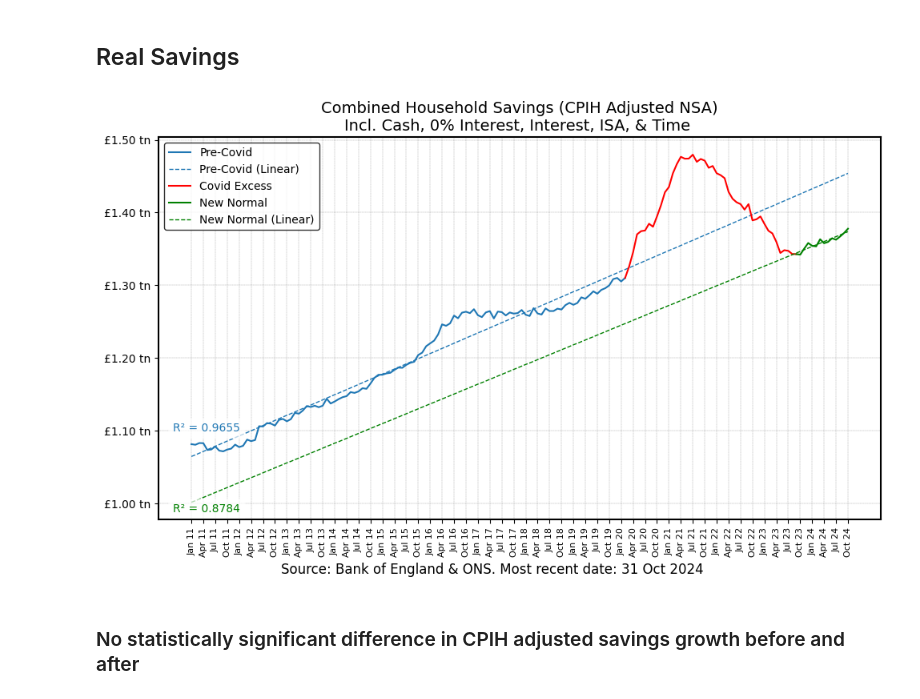
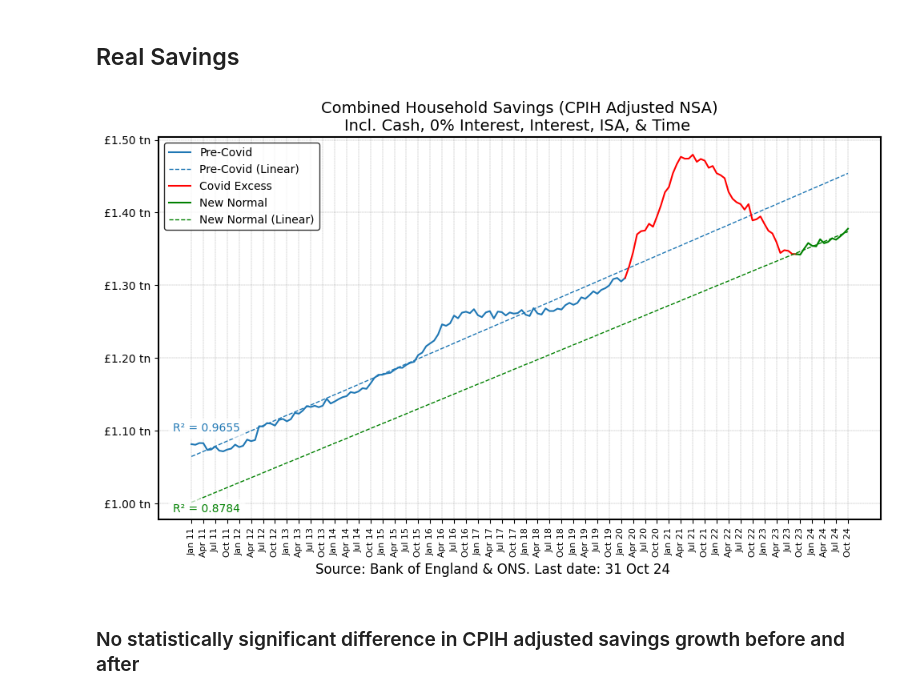
Before and after one commit to rpreen/econ, a Jupyter notebook: econ.ipynb, the cells around one changed output. Saved outputs shown, nothing was run; the diff lists cells and outputs as text; code cells hidden in the pictures.

```diff
--- a/econ.ipynb
+++ b/econ.ipynb
@@ -481,38 +581,38 @@ for spine in ax.spines.values():
 fig.text(
     0.5,
     -0.01,
-    "Source: Bank of England & ONS. Most recent date: 31 Oct 2024",
+    f"Source: Bank of England & ONS. Last date: {last_date}",
     ha="center",
     fontsize=12,
     color="black",
 )
 
 # Add Pre-covid R-squared as a note in the bottom-left corner
 plt.text(
     0.02,
     0.23,  # Position: from the bottom-left
     f"R² = {precovid_r_squared:.4f}",
     transform=plt.gca().transAxes,  # (0,0 is bottom-left)
     fontsize=10,
     color=color,
     bbox=dict(facecolor="white", alpha=0.7, edgecolor="none"),
 )
 # Add New normal R-squared as a note in the bottom-left corner
 plt.text(
     0.02,
     0.02,  # Position: from the bottom-left
     f"R² = {new_r_squared:.4f}",
     transform=plt.gca().transAxes,  # (0,0 is bottom-left)
     fontsize=10,
     color="green",
     bbox=dict(facecolor="white", alpha=0.7, edgecolor="none"),
 )
 plt.legend(facecolor="white", edgecolor="black", fontsize=10)
 plt.tight_layout()
 
 plt.savefig("savings_real.png", dpi=300, bbox_inches="tight")
 # %% [output]
-[figure, old version]
+[figure, new version]
 # %% [markdown]
 ### No statistically significant difference in CPIH adjusted savings growth before and after
 # %%
```
Also changed, not shown: parts of 20 cells of this notebook, 2 other files.
